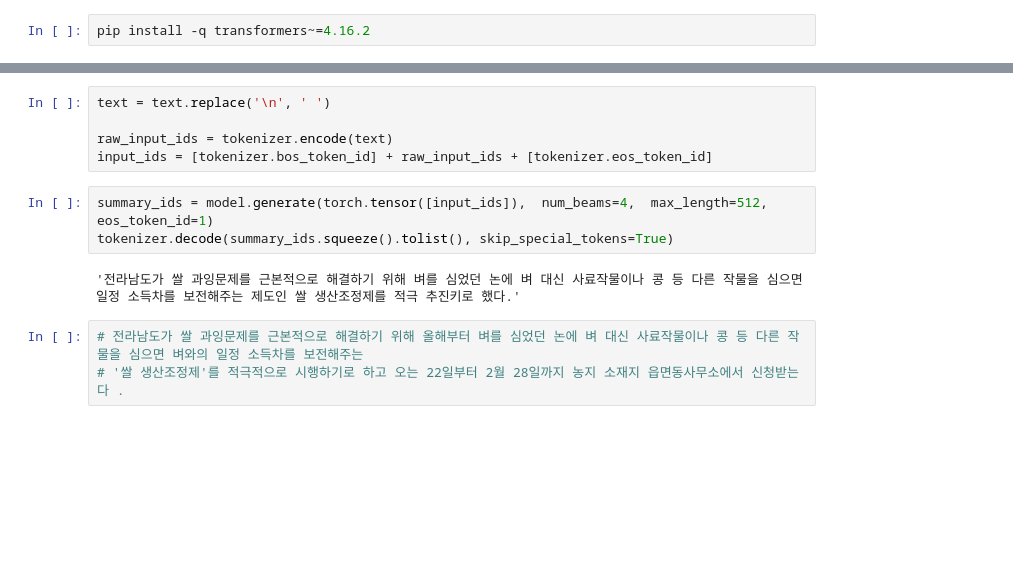
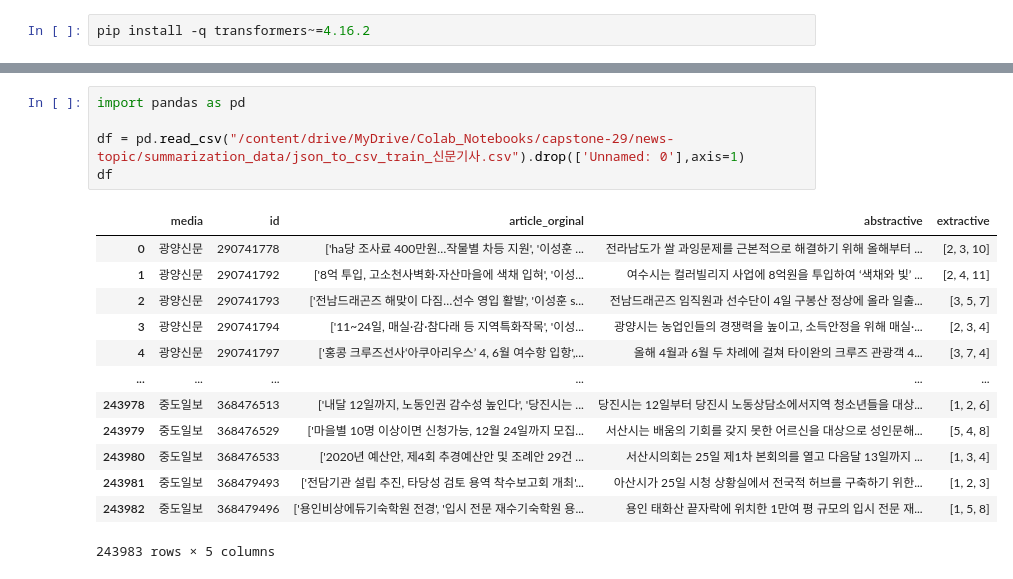
Before and after one commit to kookmin-sw/capstone-2022-29, a Jupyter notebook: DM/Summarization/test_summary_kobart.ipynb, the cells around one changed output, grey strips where cells are left out. Saved outputs shown, nothing was run; the diff lists cells and outputs as text; blank space fills up the shorter version.

Commit message:
Upload test_summarization

```diff
--- a/DM/Summarization/test_summary_kobart.ipynb
+++ b/DM/Summarization/test_summary_kobart.ipynb
@@ -26,13 +18,19 @@ ha(3000평)당 지원 단가는 평균 340만원으로 사료작물 400만원,
-# %%
-text = text.replace('\n', ' ')
-
-raw_input_ids = tokenizer.encode(text)
-input_ids = [tokenizer.bos_token_id] + raw_input_ids + [tokenizer.eos_token_id]
-# %%
-summary_ids = model.generate(torch.tensor([input_ids]),  num_beams=4,  max_length=512,  eos_token_id=1)
-tokenizer.decode(summary_ids.squeeze().tolist(), skip_special_tokens=True)
-# %% [output]
-'전라남도가 쌀 과잉문제를 근본적으로 해결하기 위해 벼를 심었던 논에 벼 대신 사료작물이나 콩 등 다른 작물을 심으면 일정 소득차를 보전해주는 제도인 쌀 생산조정제를 적극 추진키로 했다.'
-# %%
-# 전라남도가 쌀 과잉문제를 근본적으로 해결하기 위해 올해부터 벼를 심었던 논에 벼 대신 사료작물이나 콩 등 다른 작물을 심으면 벼와의 일정 소득차를 보전해주는
-# '쌀 생산조정제'를 적극적으로 시행하기로 하고 오는 22일부터 2월 28일까지 농지 소재지 읍면동사무소에서 신청받는다 .
+# %%
+import pandas as pd
+
+df = pd.read_csv("/content/drive/MyDrive/Colab_Notebooks/capstone-29/news-topic/summarization_data/json_to_csv_train_신문기사.csv").drop(['Unnamed: 0'],axis=1)
+df
+# %% [output]
+|  | media | id | article_orginal | abstractive | extractive |
+| 0 | 광양신문 | 290741778 | ['ha당 조사료 400만원…작물별 차등 지원', '이성훈 ... | 전라남도가 쌀 과잉문제를 근본적으로 해결하기 위해 올해부터 ... | [2, 3, 10] |
+| 1 | 광양신문 | 290741792 | ['8억 투입, 고소천사벽화·자산마을에 색채 입혀', '이성... | 여수시는 컬러빌리지 사업에 8억원을 투입하여 ‘색채와 빛’ ... | [2, 4, 11] |
+| 2 | 광양신문 | 290741793 | ['전남드래곤즈 해맞이 다짐…선수 영입 활발', '이성훈 s... | 전남드래곤즈 임직원과 선수단이 4일 구봉산 정상에 올라 일출... | [3, 5, 7] |
+| 3 | 광양신문 | 290741794 | ['11~24일, 매실·감·참다래 등 지역특화작목', '이성... | 광양시는 농업인들의 경쟁력을 높이고, 소득안정을 위해 매실·... | [2, 3, 4] |
+| 4 | 광양신문 | 290741797 | ['홍콩 크루즈선사‘아쿠아리우스’ 4, 6월 여수항 입항',... | 올해 4월과 6월 두 차례에 걸쳐 타이완의 크루즈 관광객 4... | [3, 7, 4] |
+| ... | ... | ... | ... | ... | ... |
+| 243978 | 중도일보 | 368476513 | ['내달 12일까지, 노동인권 감수성 높인다', '당진시는 ... | 당진시는 12일부터 당진시 노동상담소에서지역 청소년들을 대상... | [1, 2, 6] |
+| 243979 | 중도일보 | 368476529 | ['마을별 10명 이상이면 신청가능, 12월 24일까지 모집... | 서산시는 배움의 기회를 갖지 못한 어르신을 대상으로 성인문해... | [5, 4, 8] |
+| 243980 | 중도일보 | 368476533 | ['2020년 예산안, 제4회 추경예산안 및 조례안 29건 ... | 서산시의회는 25일 제1차 본회의를 열고 다음달 13일까지 ... | [1, 3, 4] |
+| 243981 | 중도일보 | 368479493 | ['전담기관 설립 추진, 타당성 검토 용역 착수보고회 개최'... | 아산시가 25일 시청 상황실에서 전국적 허브를 구축하기 위한... | [1, 2, 3] |
+| 243982 | 중도일보 | 368479496 | ['용인비상에듀기숙학원 전경', '입시 전문 재수기숙학원 용... | 용인 태화산 끝자락에 위치한 1만여 평 규모의 입시 전문 재... | [1, 5, 8] |
+243983 rows × 5 columns
```
Also changed, not shown: parts of 17 cells of this notebook, 2 other files.
